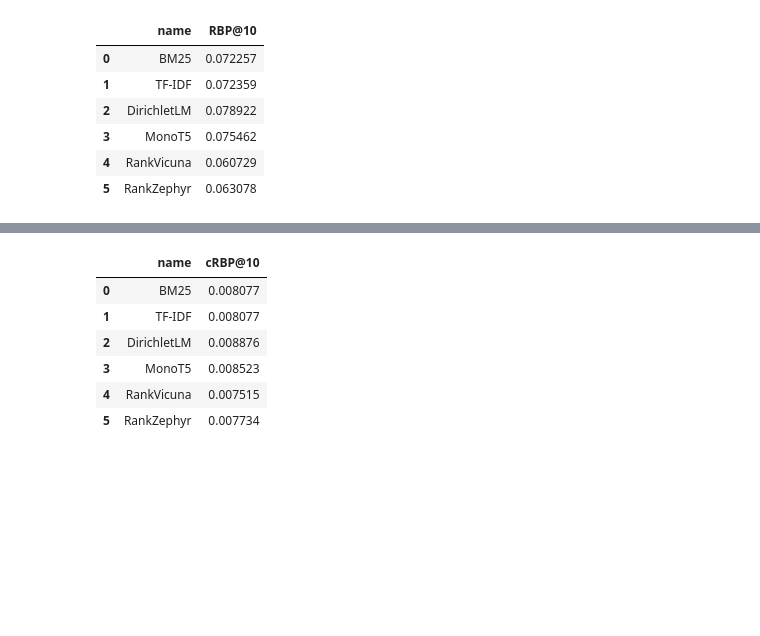
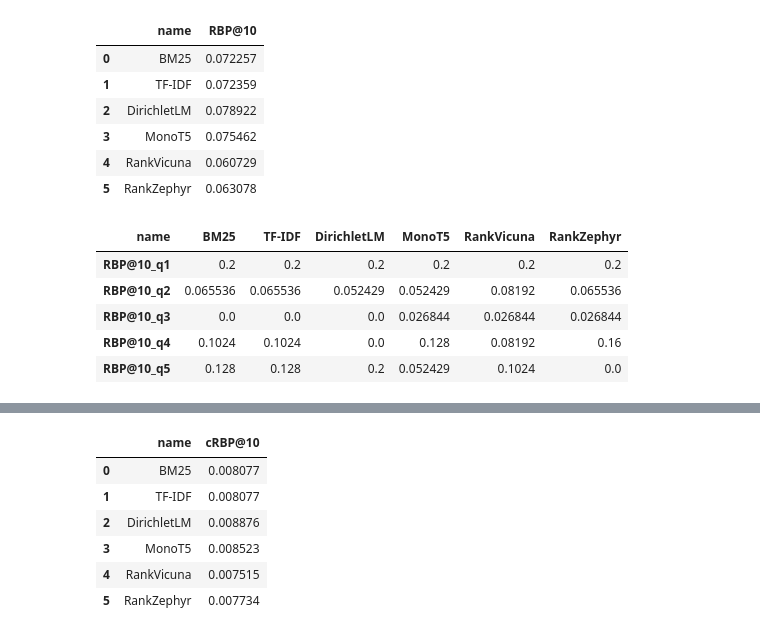
Before and after one commit to SOLandChildren/ChildCenteredEvaluation, a Jupyter notebook: code/evaluation.ipynb, the cells around one changed output, grey strips where cells are left out. Cells and saved outputs as stored; diff of their text form; code cells hidden in the pictures; blank space fills up the shorter version.

```diff
--- a/code/evaluation.ipynb
+++ b/code/evaluation.ipynb
@@ -156,3 +156,37 @@ requik_rbp_results_df
 | 3 | MonoT5 | 0.075462 |
 | 4 | RankVicuna | 0.060729 |
 | 5 | RankZephyr | 0.063078 |
+# %%
+import pyterrier as pt
+from utils import RBP, get_ranked_lists
+import pandas as pd
+
+
+requik_retriever_systems = get_ranked_lists("results/requik/")
+requik_retriever_names = ["BM25", "TF-IDF", "DirichletLM", "MonoT5", "RankVicuna", "RankZephyr"]
+
+# requik_retriever_systems = [requik_tf_idf]
+# requik_retriever_names = ["TF-IDF"]
+
+requik_queries = pd.read_csv("../data/requik/inputs/topics.csv")
+requik_queries["qid"] = requik_queries["qid"].astype(str)
+requik_qrel = pd.read_csv("../data/requik/qrels/qrels-relevance-binary.csv")
+requik_qrel["qid"] = requik_qrel["qid"].astype(str)
+
+requik_rbp_results = []
+for sys, name in zip(requik_retriever_systems, requik_retriever_names):
+    score = RBP(topics=requik_queries, qrels=requik_qrel, retriever_system=sys, phi=0.8, perquery=True, k=10)
+    requik_rbp_results.append([name] + score)
+
+requik_rbp_results_df_per_query = pd.DataFrame(requik_rbp_results, columns=["name"] + [f"RBP@10_q{i}" for i in range(1, len(score)+1)])
+requik_rbp_results_df_per_query = requik_rbp_results_df_per_query.T
+requik_rbp_results_df_per_query.columns = requik_rbp_results_df_per_query.iloc[0]
+requik_rbp_results_df_per_query = requik_rbp_results_df_per_query.iloc[1:]
+requik_rbp_results_df_per_query.head()
+# %% [output]
+| name | BM25 | TF-IDF | DirichletLM | MonoT5 | RankVicuna | RankZephyr |
+| RBP@10_q1 | 0.2 | 0.2 | 0.2 | 0.2 | 0.2 | 0.2 |
+| RBP@10_q2 | 0.065536 | 0.065536 | 0.052429 | 0.052429 | 0.08192 | 0.065536 |
+| RBP@10_q3 | 0.0 | 0.0 | 0.0 | 0.026844 | 0.026844 | 0.026844 |
+| RBP@10_q4 | 0.1024 | 0.1024 | 0.0 | 0.128 | 0.08192 | 0.16 |
+| RBP@10_q5 | 0.128 | 0.128 | 0.2 | 0.052429 | 0.1024 | 0.0 |
```
Also changed, not shown: parts of 13 cells of this notebook, 2 other files.
